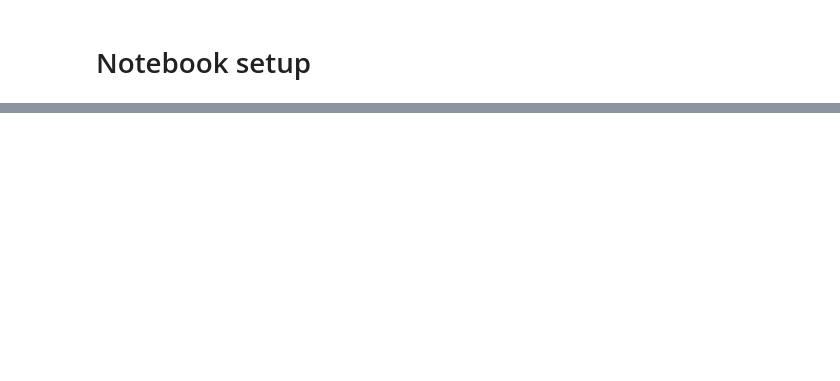
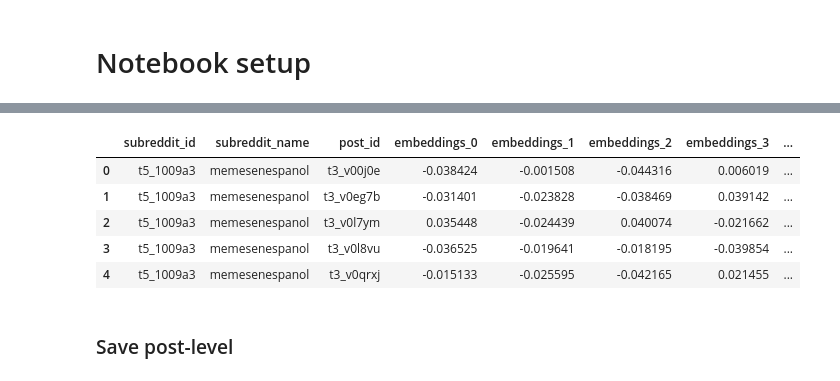
Before and after one commit to nazanin-zinouri/subclu, a Jupyter notebook: notebooks/v0.5.0/djb_04.00-2022-06-29-aggregate_v050_posts_comments_and_subreddit_meta_pandas.ipynb, the cells around one changed output, grey strips where cells are left out. Drawn from its saved outputs; the diff is of its cells as text; code cells hidden in the pictures; blank space fills up the shorter version.

```diff
--- a/notebooks/v0.5.0/djb_04.00-2022-06-29-aggregate_v050_posts_comments_and_subreddit_meta_pandas.ipynb
+++ b/notebooks/v0.5.0/djb_04.00-2022-06-29-aggregate_v050_posts_comments_and_subreddit_meta_pandas.ipynb
@@ -324,0 +212,5 @@ We won't get a progress bar, but if it's much faster then it's worth the loss of
+# %%
+%%time
+df_v_pc_weighted = df_v_pc.copy()
+
+df_v_subs_weighted = df_v_subs.copy()
@@ -324,0 +288,11 @@ We won't get a progress bar, but if it's much faster then it's worth the loss of
+# %%
+df_posts_agg_c1.iloc[:5, :10]
+# %% [output]
+|  | subreddit_id | subreddit_name | post_id | embeddings_0 | embeddings_1 | embeddings_2 | embeddings_3 | ... |
+| 0 | t5_1009a3 | memesenespanol | t3_v00j0e | -0.038424 | -0.001508 | -0.044316 | 0.006019 | ... |
+| 1 | t5_1009a3 | memesenespanol | t3_v0eg7b | -0.031401 | -0.023828 | -0.038469 | 0.039142 | ... |
+| 2 | t5_1009a3 | memesenespanol | t3_v0l7ym | 0.035448 | -0.024439 | 0.040074 | -0.021662 | ... |
+| 3 | t5_1009a3 | memesenespanol | t3_v0l8vu | -0.036525 | -0.019641 | -0.018195 | -0.039854 | ... |
+| 4 | t5_1009a3 | memesenespanol | t3_v0qrxj | -0.015133 | -0.025595 | -0.042165 | 0.021455 | ... |
+# %% [markdown]
+### Save post-level
```
Also changed, not shown: parts of 99 cells of this notebook, 2 other files.
